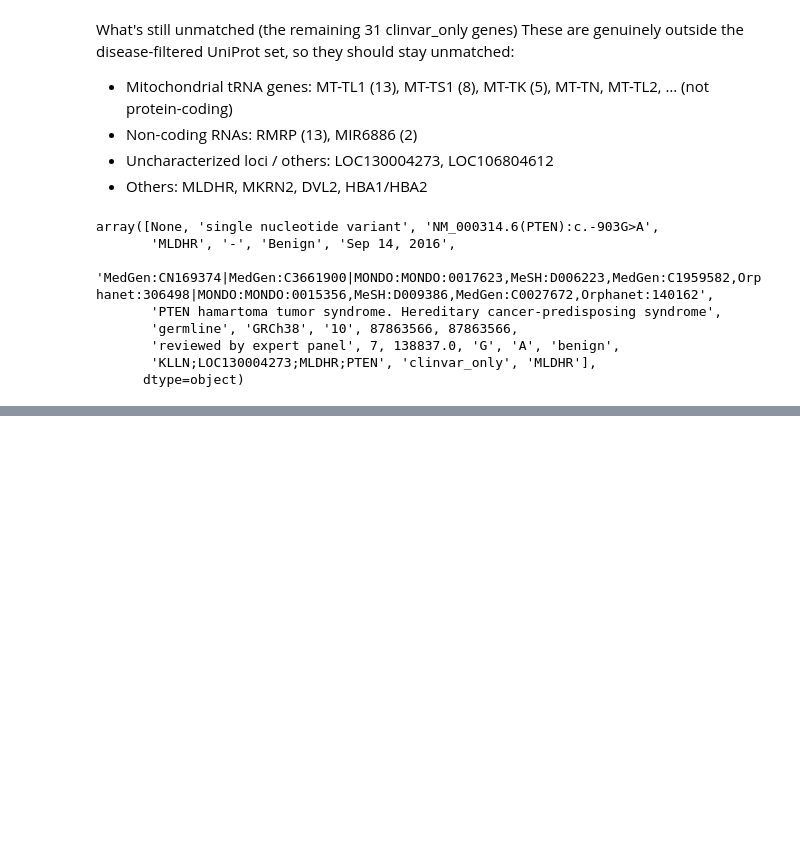
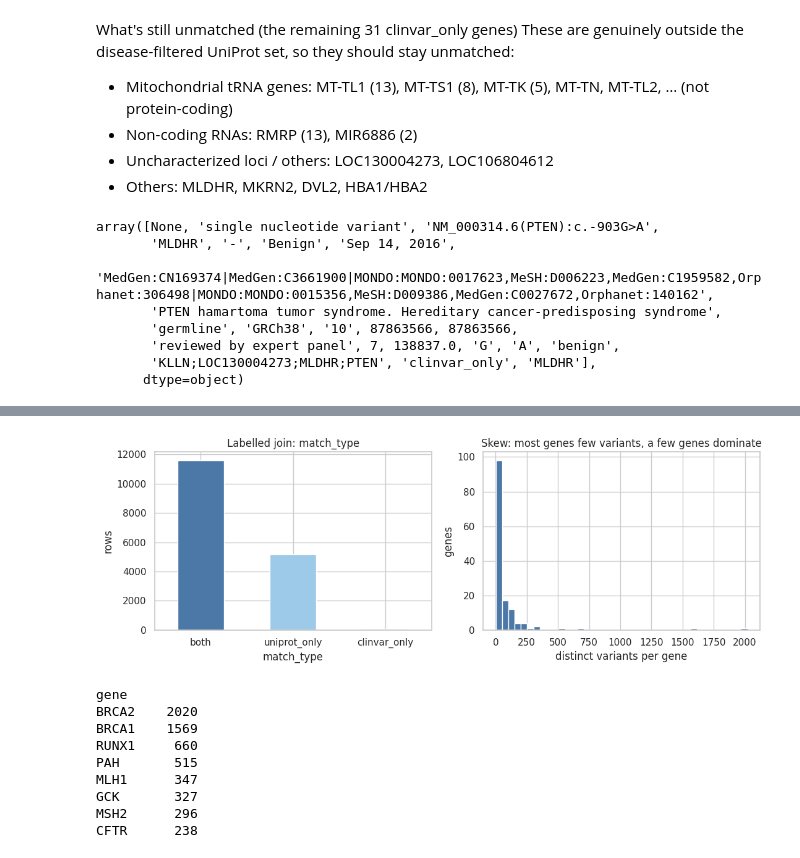
Before and after one commit to milisvitlica/clinvar-pathogenicity-classifier, a Jupyter notebook: notebooks/eda/joined_clinvar_uniprot_eda.ipynb, the cells around one changed output, grey strips where cells are left out. Drawn from its saved outputs; the diff is of its cells as text; code cells hidden in the pictures; blank space fills up the shorter version.

```diff
--- a/notebooks/eda/joined_clinvar_uniprot_eda.ipynb
+++ b/notebooks/eda/joined_clinvar_uniprot_eda.ipynb
@@ -12,9 +12,14 @@ Row grain: one row per (protein, variant-gene) pair for shared genes, plus unmat
 If the variant sits in a genomic region where multiple genes overlap or are immediately adjacent, and ClinVar's annotation pipeline (using RefSeq/NCBI gene models) has assigned it to all genes whose boundaries the position falls into or near.
 # %%
 from pathlib import Path
+import os
+
 import pandas as pd
-import os
+import matplotlib.pyplot as plt
+import seaborn as sns
 from dotenv import load_dotenv
+
+sns.set_theme(style="whitegrid")
 # %%
 load_dotenv()
 project_root = Path(os.environ["PROJECT_ROOT"])
@@ -283,0 +294,31 @@ array([None, 'single nucleotide variant', 'NM_000314.6(PTEN):c.-903G>A',
+# %%
+fig, axes = plt.subplots(1, 2, figsize=(11, 4))
+df["match_type"].value_counts().plot(
+    kind="bar", ax=axes[0], rot=0, color=["#4c78a8", "#9ecae9", "#f58518"],
+)
+axes[0].set_ylabel("rows")
+axes[0].set_title("Labelled join: match_type")
+
+per_gene = (
+    df.loc[df.match_type == "both"]
+    .groupby("gene")["VariationID"].nunique()
+    .sort_values(ascending=False)
+)
+axes[1].hist(per_gene, bins=40, color="#4c78a8")
+axes[1].set_xlabel("distinct variants per gene")
+axes[1].set_ylabel("genes")
+axes[1].set_title("Skew: most genes few variants, a few genes dominate")
+plt.tight_layout()
+plt.show()
+print(per_gene.head(8).to_string())
+# %% [output]
+[figure, added]
+gene
+BRCA2    2020
+BRCA1    1569
+RUNX1     660
+PAH       515
+MLH1      347
+GCK       327
+MSH2      296
+CFTR      238
```
Also changed, not shown: parts of 4 cells of this notebook, 3 other files.
